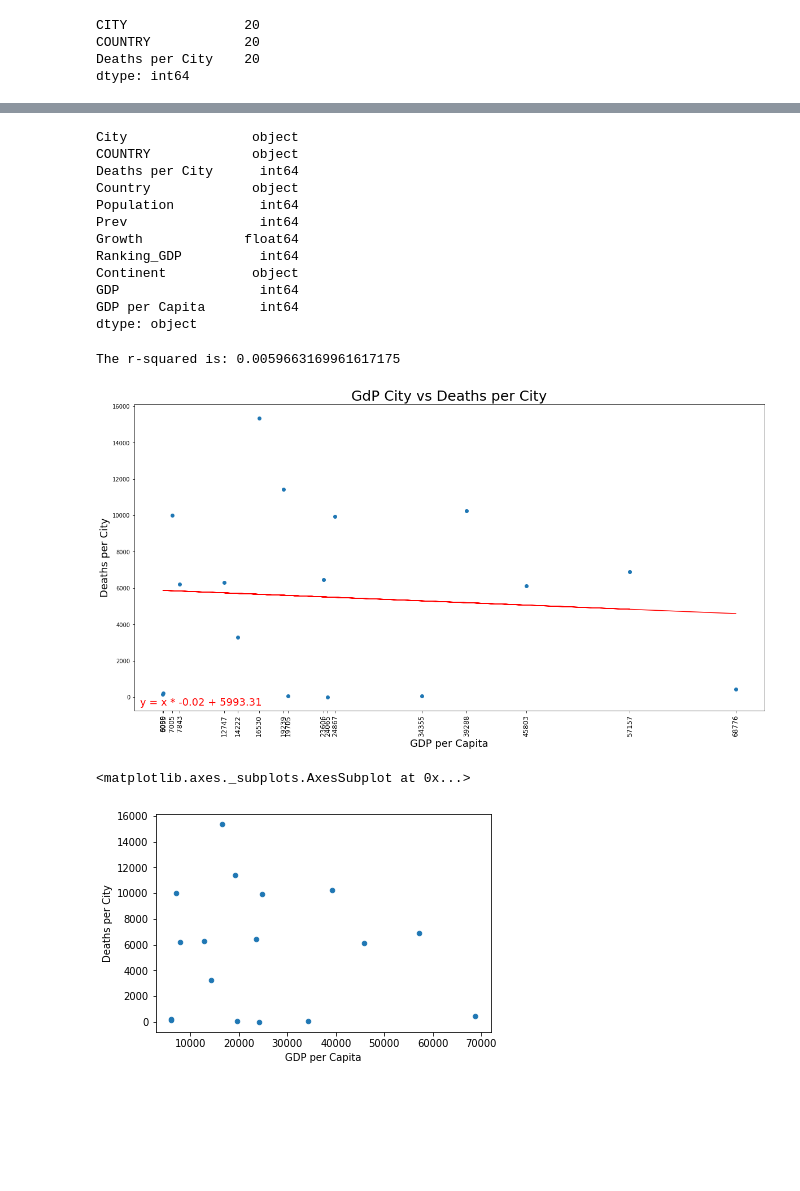
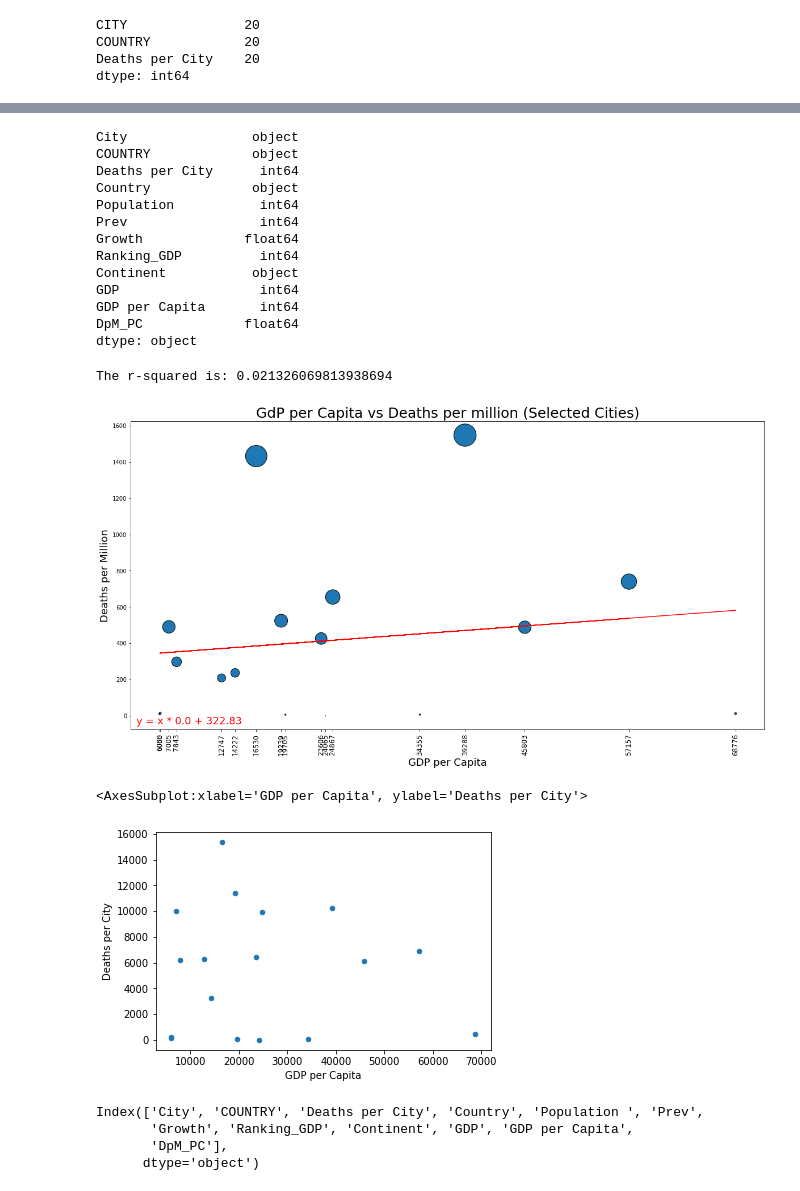
Before and after one commit to luislobo6/proyecto1-teamsigma, a Jupyter notebook: Daniel-notebook.ipynb, the cells around one changed output, grey strips where cells are left out. Drawn from its saved outputs; the diff is of its cells as text; code cells hidden in the pictures; blank space fills up the shorter version.

```diff
--- a/Daniel-notebook.ipynb
+++ b/Daniel-notebook.ipynb
@@ -69,7 +73,7 @@ merge_data.head(5)
 # %%
 merge_data=merge_data.drop ('Coun',1)
 # %%
-merge_data=merge_data.rename(columns={"ï»¿rank":"Ranking_Population","Ranking":"Ranking_GDP","Name":"City"})
+merge_data=merge_data.rename(columns={"rank":"Ranking_Population","Ranking":"Ranking_GDP","Name":"City"})
 # %%
 merge_data=merge_data.set_index('Ranking_Population')
 Des_Ct_covid.head()
@@ -120,3 +124,6 @@ merge_data_cmpl.head()
 | 2 | Shanghai | China | 7 | China | 27058480 | 26317104 | 0.0282 | 8 | Asia | ... |
 | 3 | Mexico City | Mexico | 11416 | Mexico | 21782378 | 21671908 | 0.0051 | 18 | America | ... |
 | 4 | Cairo | Egypt | 6222 | Egypt | 20900604 | 20484964 | 0.0203 | 131 | África | ... |
+# %%
+merge_data_cmpl["DpM_PC"] = (merge_data_cmpl["Deaths per City"]/merge_data_cmpl["Population "])*1000000
+merge_data_cmpl
@@ -134,34 +160,46 @@ Ranking_GDP          int64
 Continent           object
 GDP                  int64
 GDP per Capita       int64
+DpM_PC             float64
 dtype: object
 # %%
-def linear_regression(x,y,title,x_label,y_label):
+def linear_regression(x,y,title,x_label,y_label, size):
     from scipy.stats import linregress
     (slope,intercept,rvalue,pvalue,stderr)=linregress(x,y)
     regress_values=x*slope+intercept
     line_eq=f"y = x * {str(round(slope,2))} + {str(round(intercept,2))}"
     plt.figure(figsize=(20,10))
-    plt.scatter(x,y)
+
+    plt.scatter(x,y, s=size, edgecolors="black")
+
     plt.plot(x,regress_values,"r-")
+
     plt.annotate(line_eq,xycoords="axes points",xy=(10,10),fontsize=18,color="red")
     print(f"The r-squared is: {rvalue**2}")
     plt.title(title,fontsize=25)
     plt.xlabel(x_label,fontsize=18)
     plt.ylabel(y_label,fontsize=18)
     plt.xticks(x,rotation="vertical",fontsize=12)
+    plt.savefig(f"Output/{title}.png")
     plt.show()
     return slope,intercept
 # %%
-m,b=linear_regression(merge_data_cmpl["GDP per Capita"],merge_data_cmpl["Deaths per City"],"GdP City vs Deaths per City","GDP per Capita","Deaths per City")
+m,b=linear_regression(merge_data_cmpl["GDP per Capita"],merge_data_cmpl["DpM_PC"],"GdP per Capita vs Deaths per million (Selected Cities)","GDP per Capita","Deaths per Million", merge_data_cmpl["DpM_PC"])
 # %% [output]
-The r-squared is: 0.0059663169961617175
+The r-squared is: 0.021326069813938694
-[figure, old version]
+[figure, new version]
 # %%
 merge_data_cmpl.plot("GDP per Capita","Deaths per City",kind="scatter")
 # %% [output]
-<matplotlib.axes._subplots.AxesSubplot at 0x...>
+<AxesSubplot:xlabel='GDP per Capita', ylabel='Deaths per City'>
 [figure]
+# %%
+merge_data_cmpl.columns
+# %% [output]
+Index(['City', 'COUNTRY', 'Deaths per City', 'Country', 'Population ', 'Prev',
+       'Growth', 'Ranking_GDP', 'Continent', 'GDP', 'GDP per Capita',
+       'DpM_PC'],
+      dtype='object')
 # %%
 merge_data_density=merge_data_cmpl.merge(DensityCT_df, on=["City","Country"])
 merge_data_density=merge_data_density.rename(columns={"Density (people per sqKm)":"Density"})
```
Also changed, not shown: parts of 9 cells of this notebook, 2 other files.
